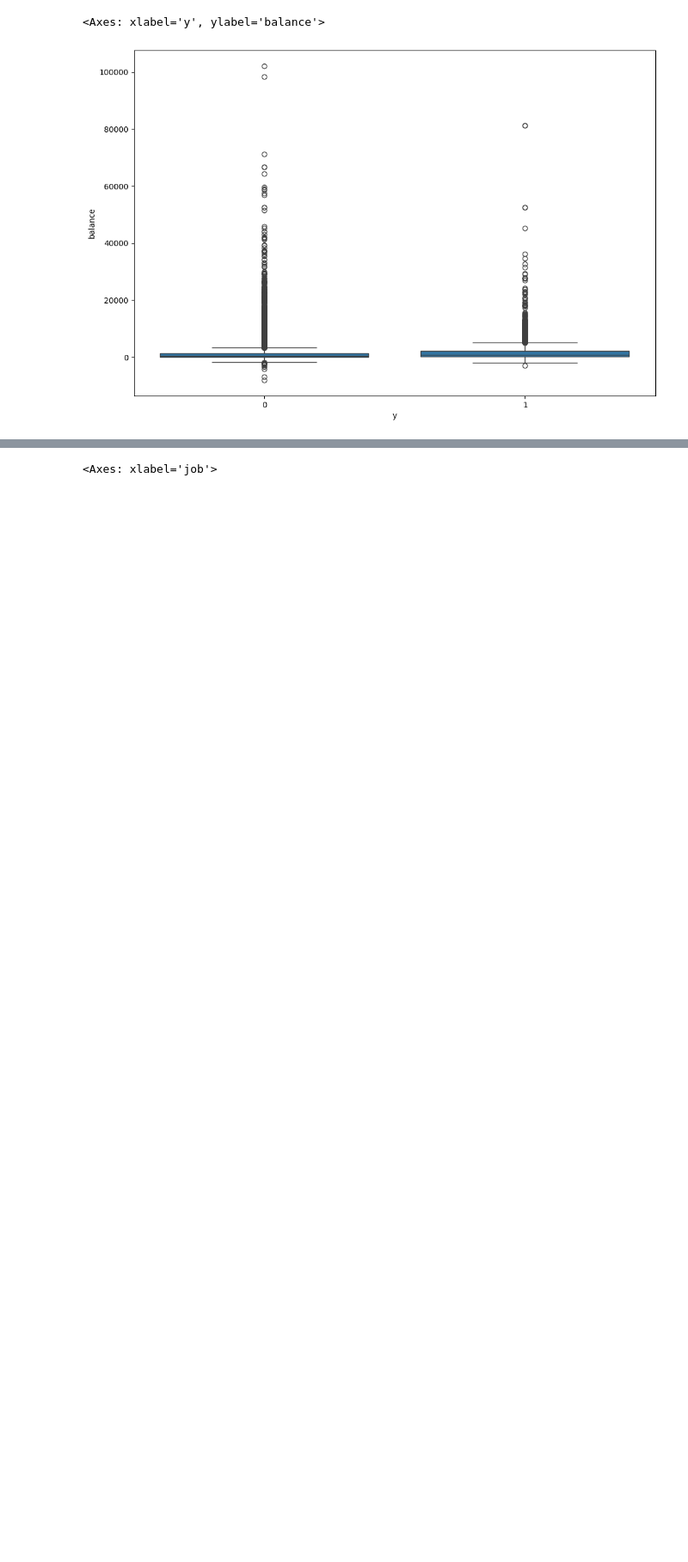
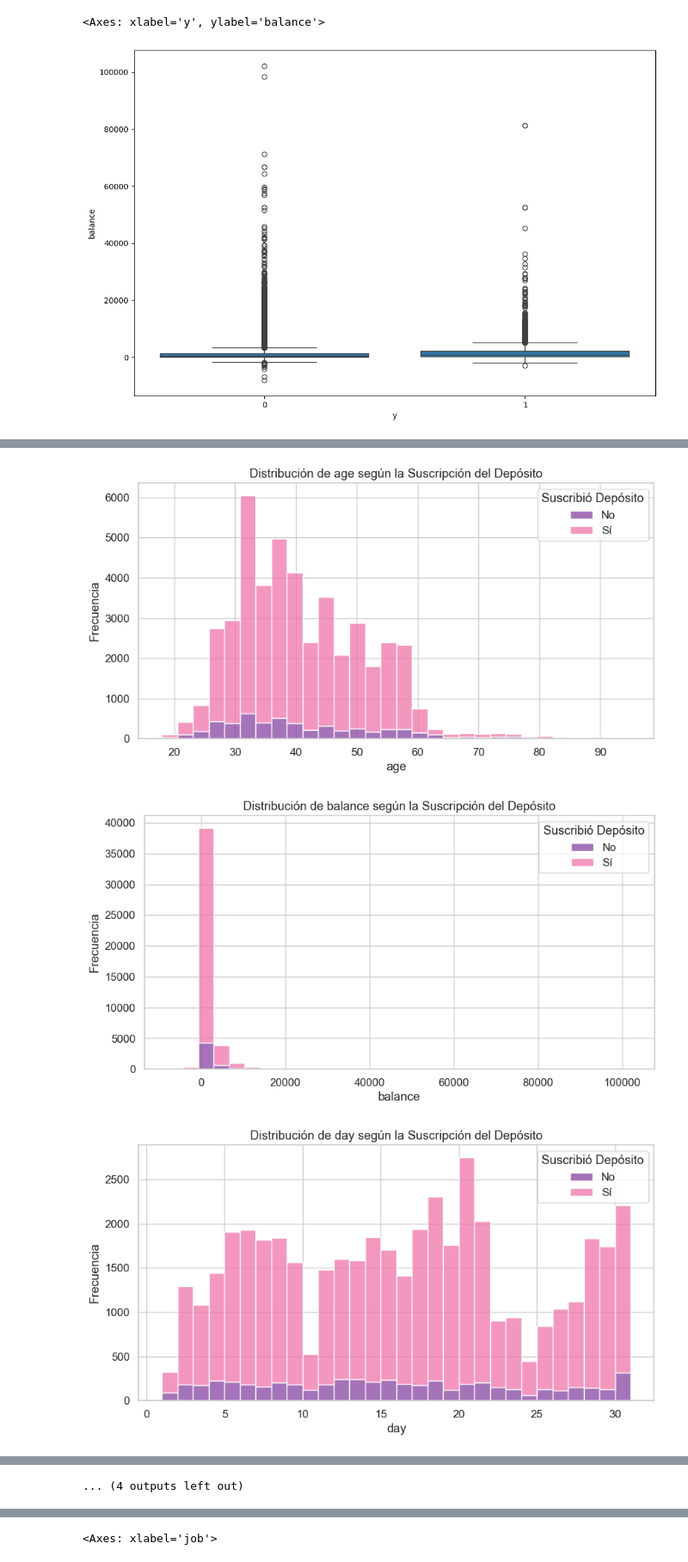
Before and after one commit to cflorido/banking-subscription-prediction, a Jupyter notebook: AnalisisDatos.ipynb, the cells around one changed output, grey strips where cells are left out. Shown at 86% size. Cells and saved outputs as stored; diff of their text form; code cells hidden in the pictures; blank space fills up the shorter version.

```diff
--- a/AnalisisDatos.ipynb
+++ b/AnalisisDatos.ipynb
@@ -324,0 +325,32 @@ Passing `palette` without assigning `hue` is deprecated and will be removed in v
+# %%
+import matplotlib.pyplot as plt
+import seaborn as sns
+
+# Listas de variables de entrada numéricas y categóricas
+numeric_vars = ['age', 'balance', 'day', 'duration', 'campaign', 'pdays', 'previous']
+categorical_vars = ['job', 'marital', 'education', 'default', 'housing', 'loan', 'contact', 'month', 'poutcome']
+
+# Histogramas para variables numéricas
+for var in numeric_vars:
+    plt.figure(figsize=(10, 5))
+    sns.histplot(data=df, x=var, hue='y', multiple='stack', bins=30, palette=['#F075AA', '#8644A2'])
+    plt.title(f'Distribución de {var} según la Suscripción del Depósito')
+    plt.xlabel(var)
+    plt.ylabel('Frecuencia')
+    plt.legend(title='Suscribió Depósito', labels=['No', 'Sí'])
+    plt.show()
+
+# Para las variables categóricas, puedes hacer gráficos de barras
+for var in categorical_vars:
+    plt.figure(figsize=(10, 5))
+    sns.countplot(data=df, x=var, hue='y', palette=['#F075AA', '#8644A2'])
+    plt.title(f'Distribución de {var} según la Suscripción del Depósito')
+    plt.xlabel(var)
+    plt.ylabel('Frecuencia')
+    plt.legend(title='Suscribió Depósito', labels=['No', 'Sí'])
+    plt.xticks(rotation=45)
+    plt.show()
+# %% [output]
+[figure, added]
+[figure, added]
+[figure, added]
@@ -324,0 +366 @@ Passing `palette` without assigning `hue` is deprecated and will be removed in v
+... (4 outputs left out)
```
Also changed, not shown: parts of 5 cells of this notebook.
